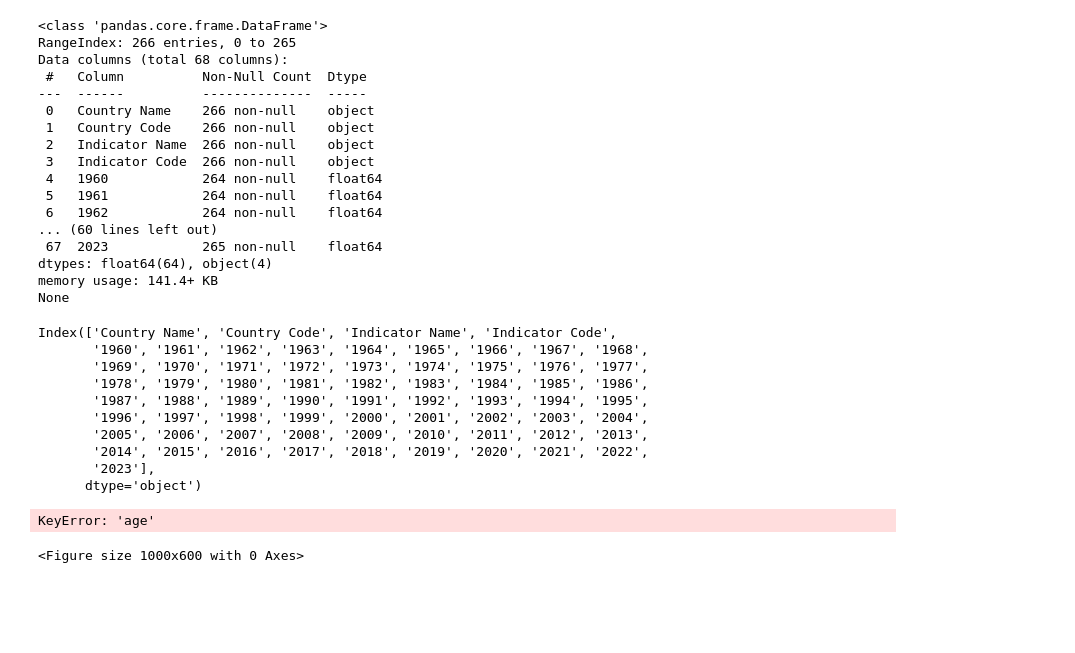
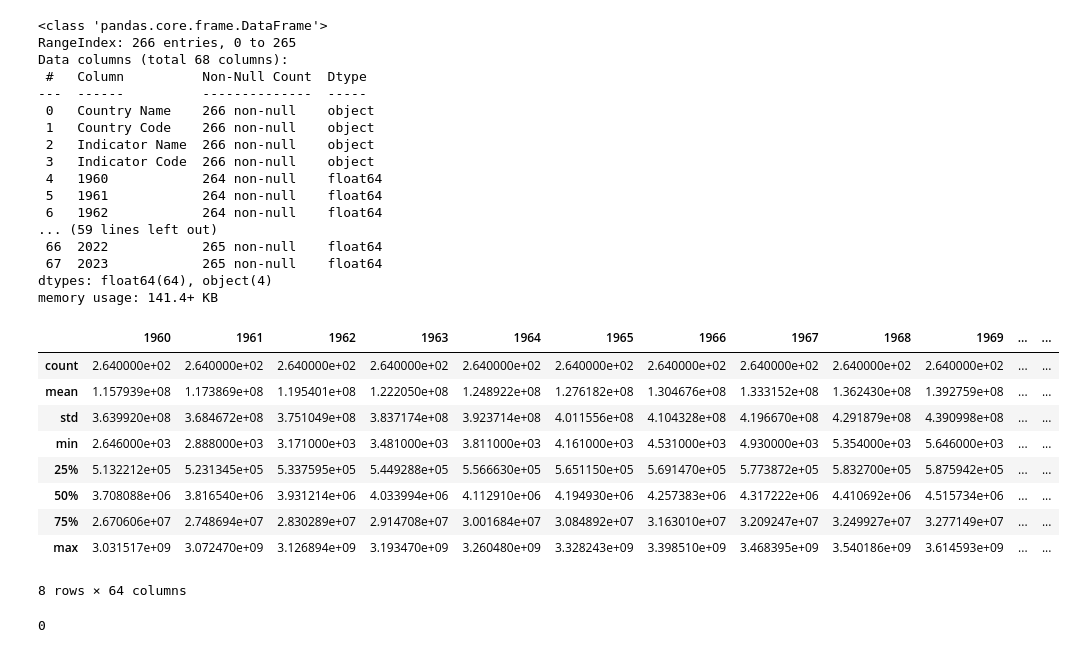
Before and after one commit to Arunsingh0501/skillCraft, a Jupyter notebook: SCT_DS_1.ipynb, the cells around one changed output. Drawn from its saved outputs; the diff is of its cells as text; code cells hidden in the pictures; blank space fills up the shorter version.

```diff
--- a/SCT_DS_1.ipynb
+++ b/SCT_DS_1.ipynb
@@ -11,5 +6,6 @@ import pandas as pd
 import matplotlib.pyplot as plt
 import seaborn as sns
 # %%
-#import dataset
-df= pd.read_csv('/content/drive/MyDrive/Sample_dataset.csv')
+#Reading the dataset
+df = pd.read_csv(r"/content/drive/MyDrive/Sample_dataset.csv")
+df.head()
@@ -16,6 +39,6 @@ df= pd.read_csv('/content/drive/MyDrive/Sample_dataset.csv')
 # %%
-#Gathering information about the Dataset
-print(df.info())
+#Some information about the dataset
+df.info()
 # %% [output]
 <class 'pandas.core.frame.DataFrame'>
 RangeIndex: 266 entries, 0 to 265
@@ -29,34 +52,25 @@ Data columns (total 68 columns):
  4   1960            264 non-null    float64
  5   1961            264 non-null    float64
  6   1962            264 non-null    float64
-... (60 lines left out)
+... (59 lines left out)
+ 66  2022            265 non-null    float64
  67  2023            265 non-null    float64
 dtypes: float64(64), object(4)
 memory usage: 141.4+ KB
-None
-# %%
-
-# Print the column names to verify if 'age' exists and check its spelling
-print(df.columns)
-
-# Assuming 'age' is a continuous variable in your dataset, and the column name is confirmed
-plt.figure(figsize=(10, 6))
-# Replace 'age' with the actual column name if it's different
-sns.histplot(df['age'], kde=True)
-plt.title('Distribution of Ages')
-plt.xlabel('Age')
-plt.ylabel('Count')
-plt.show()
-# %% [output]
-Index(['Country Name', 'Country Code', 'Indicator Name', 'Indicator Code',
-       '1960', '1961', '1962', '1963', '1964', '1965', '1966', '1967', '1968',
-       '1969', '1970', '1971', '1972', '1973', '1974', '1975', '1976', '1977',
-       '1978', '1979', '1980', '1981', '1982', '1983', '1984', '1985', '1986',
-       '1987', '1988', '1989', '1990', '1991', '1992', '1993', '1994', '1995',
-       '1996', '1997', '1998', '1999', '2000', '2001', '2002', '2003', '2004',
-       '2005', '2006', '2007', '2008', '2009', '2010', '2011', '2012', '2013',
-       '2014', '2015', '2016', '2017', '2018', '2019', '2020', '2021', '2022',
-       '2023'],
-      dtype='object')
-KeyError: 'age'
-<Figure size 1000x600 with 0 Axes>
+# %%
+df.describe()
+# %% [output]
+|  | 1960 | 1961 | 1962 | 1963 | 1964 | 1965 | 1966 | 1967 | 1968 | 1969 | ... | ... |
+| count | 2.640000e+02 | 2.640000e+02 | 2.640000e+02 | 2.640000e+02 | 2.640000e+02 | 2.640000e+02 | 2.640000e+02 | 2.640000e+02 | 2.640000e+02 | 2.640000e+02 | ... | ... |
+| mean | 1.157939e+08 | 1.173869e+08 | 1.195401e+08 | 1.222050e+08 | 1.248922e+08 | 1.276182e+08 | 1.304676e+08 | 1.333152e+08 | 1.362430e+08 | 1.392759e+08 | ... | ... |
+| std | 3.639920e+08 | 3.684672e+08 | 3.751049e+08 | 3.837174e+08 | 3.923714e+08 | 4.011556e+08 | 4.104328e+08 | 4.196670e+08 | 4.291879e+08 | 4.390998e+08 | ... | ... |
+| min | 2.646000e+03 | 2.888000e+03 | 3.171000e+03 | 3.481000e+03 | 3.811000e+03 | 4.161000e+03 | 4.531000e+03 | 4.930000e+03 | 5.354000e+03 | 5.646000e+03 | ... | ... |
+| 25% | 5.132212e+05 | 5.231345e+05 | 5.337595e+05 | 5.449288e+05 | 5.566630e+05 | 5.651150e+05 | 5.691470e+05 | 5.773872e+05 | 5.832700e+05 | 5.875942e+05 | ... | ... |
+| 50% | 3.708088e+06 | 3.816540e+06 | 3.931214e+06 | 4.033994e+06 | 4.112910e+06 | 4.194930e+06 | 4.257383e+06 | 4.317222e+06 | 4.410692e+06 | 4.515734e+06 | ... | ... |
+| 75% | 2.670606e+07 | 2.748694e+07 | 2.830289e+07 | 2.914708e+07 | 3.001684e+07 | 3.084892e+07 | 3.163010e+07 | 3.209247e+07 | 3.249927e+07 | 3.277149e+07 | ... | ... |
+| max | 3.031517e+09 | 3.072470e+09 | 3.126894e+09 | 3.193470e+09 | 3.260480e+09 | 3.328243e+09 | 3.398510e+09 | 3.468395e+09 | 3.540186e+09 | 3.614593e+09 | ... | ... |
+8 rows × 64 columns
+# %%
+df.duplicated().sum()
+# %% [output]
+0
```
Also changed, not shown: parts of 20 cells of this notebook.
